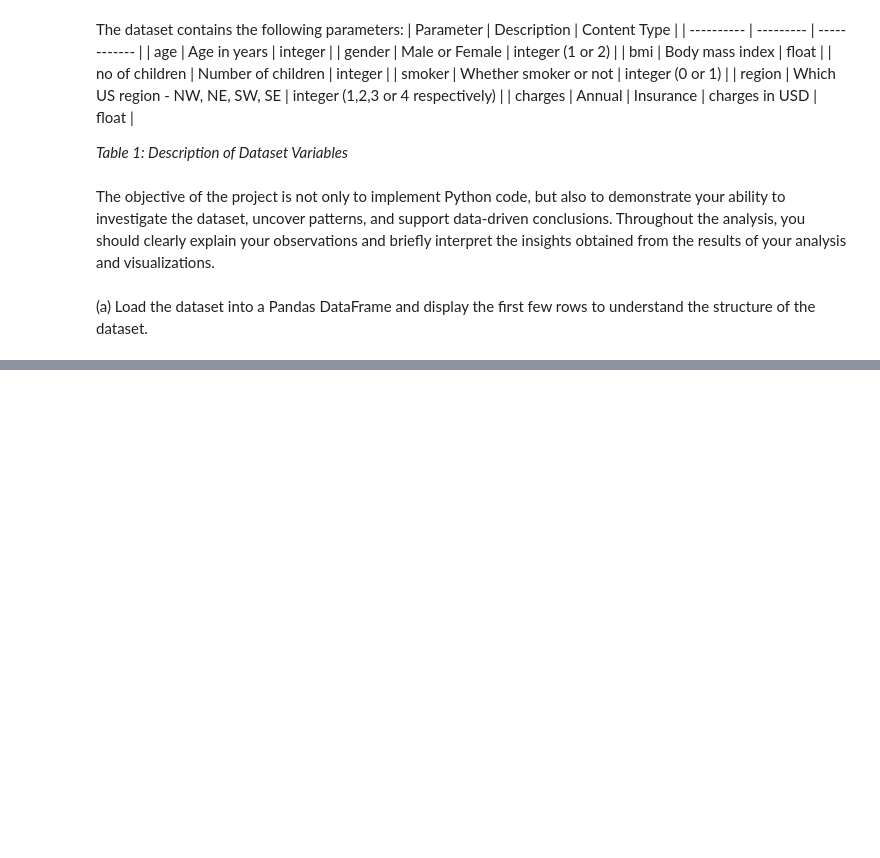
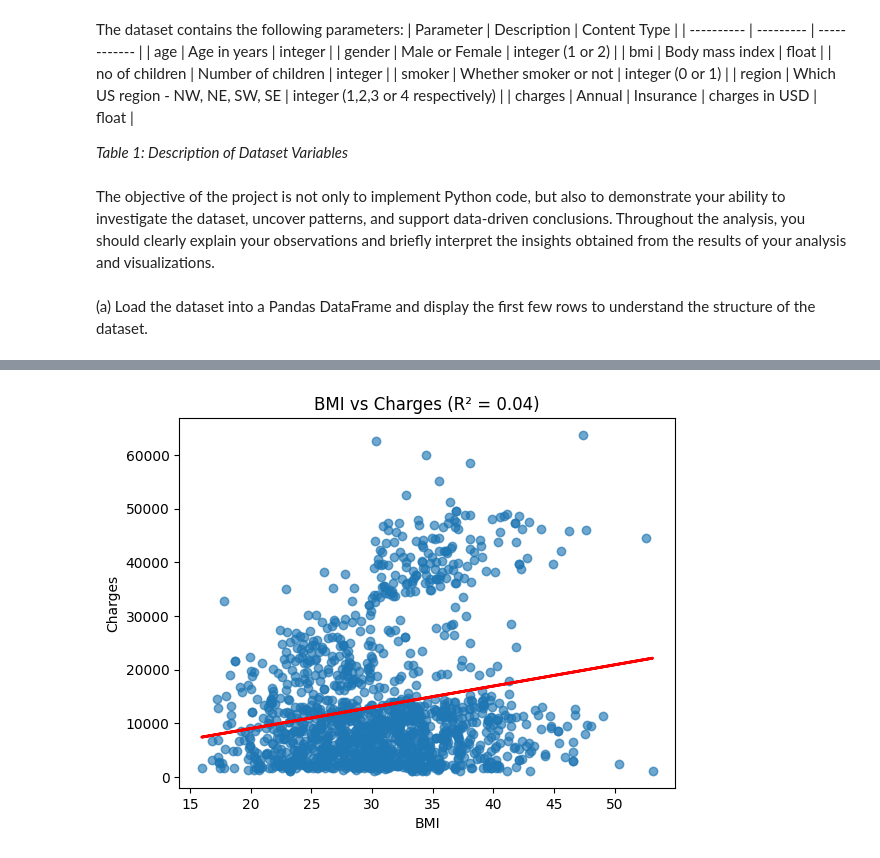
Before and after one commit to jonathern/health_insurance, a Jupyter notebook: Notebook.ipynb, the cells around one changed output, grey strips where cells are left out. Drawn from its saved outputs; the diff is of its cells as text; code cells hidden in the pictures; blank space fills up the shorter version.

```diff
--- a/Notebook.ipynb
+++ b/Notebook.ipynb
@@ -65,3 +108,19 @@ Given that the column `gender` has a very small proportion of missing values (4
 # %%
-# Calculate the mode
-gender_mode = df['your_column'].mode()[0]
+# Calculate the mean
+age_mean = df['age'].mean()
+
+# Fill NaN values with the mean
+df['age'] = df['age'].fillna(age_mean)
+# %%
+# Calculate observed distribution of 'smoker' (0 and 1)
+probabilities = df['smoker'].value_counts(normalize=True)
+print(probabilities)
+
+# Generate random imputations based on distribution
+missing_count = df['smoker'].isna().sum()
+imputed_values = np.random.choice(probabilities.index,
+                                  size=missing_count,
+                                  p=probabilities.values)
+
+# Fill missing values
+df.loc[df['smoker'].isna(), 'smoker'] = imputed_values
@@ -67,0 +165,4 @@ gender_mode = df['your_column'].mode()[0]
+# %%
+# Round to 2 decimal places all values in the 'charges' column
+df['charges'] = df['charges'].round(2)
+df['charges'].head()
@@ -67,0 +198,23 @@ gender_mode = df['your_column'].mode()[0]
+# %%
+X = df['bmi'].values.reshape(-1, 1)
+y = df['charges'].values
+
+# Fit linear regression
+model = LinearRegression()
+model.fit(X, y)
+
+# Predict line
+y_pred = model.predict(X)
+
+# Calculate R^2
+r2 = model.score(X, y)
+
+# Scatter plot
+plt.scatter(df['bmi'], df['charges'], alpha=0.4)
+plt.plot(df['bmi'], y_pred, color='red', linewidth=2)
+plt.xlabel('BMI')
+plt.ylabel('Charges')
+plt.title(f'BMI vs Charges (R² = {r2:.2f})')
+plt.show()
+# %% [output]
+[figure, added]
```
Also changed, not shown: parts of 29 cells of this notebook, 1 other file.
